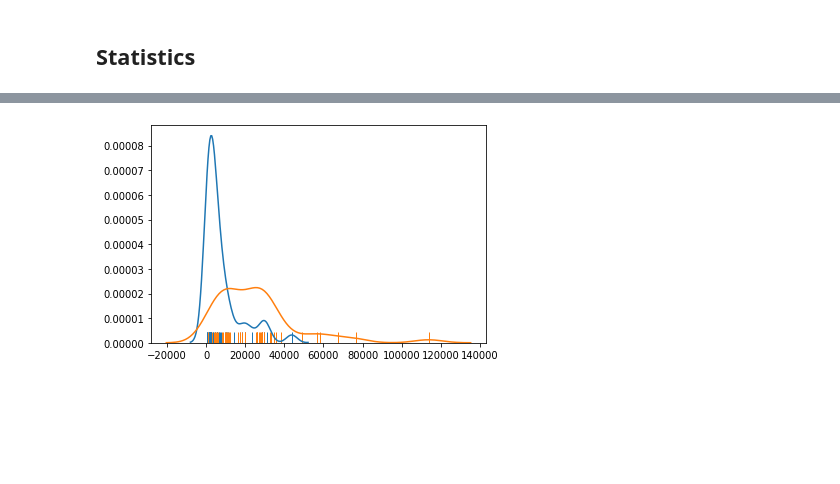
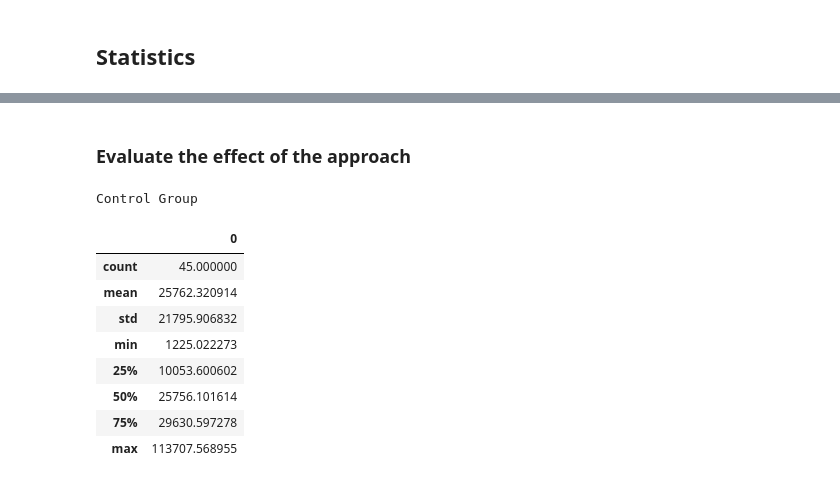
Before and after one commit to gwendal-jouneaux/AdaptableHTML-EnergyConsumption, a Jupyter notebook: WebsiteCarbon.ipynb, the cells around one changed output, grey strips where cells are left out. Drawn from its saved outputs; the diff is of its cells as text; code cells hidden in the pictures; blank space fills up the shorter version.

```diff
--- a/WebsiteCarbon.ipynb
+++ b/WebsiteCarbon.ipynb
@@ -304,8 +193,3 @@ dtype: float64
-# %%
-sns.distplot(test, hist=False, bins=20, rug=True);
-sns.distplot(control, hist=False, bins=20, rug=True);
-# %% [output]
-[figure, removed]
 # %%
 def cohend(d1, d2):
     n1, n2 = len(d1), len(d2)
@@ -313,3 +197,5 @@ def cohend(d1, d2):
     s = sqrt(((n1 - 1) * s1 + (n2 - 1) * s2) / (n1 + n2 - 2))
     u1, u2 = np.mean(d1), np.mean(d2)
     return (u1 - u2) / s
+# %% [markdown]
+### Evaluate the effect of the approach
@@ -315,0 +210,14 @@ def cohend(d1, d2):
+# %%
+print("Control Group")
+dfControl.describe()
+# %% [output]
+Control Group
+|  | 0 |
+| count | 45.000000 |
+| mean | 25762.320914 |
+| std | 21795.906832 |
+| min | 1225.022273 |
+| 25% | 10053.600602 |
+| 50% | 25756.101614 |
+| 75% | 29630.597278 |
+| max | 113707.568955 |
```
Also changed, not shown: parts of 23 cells of this notebook, 4 other files.
